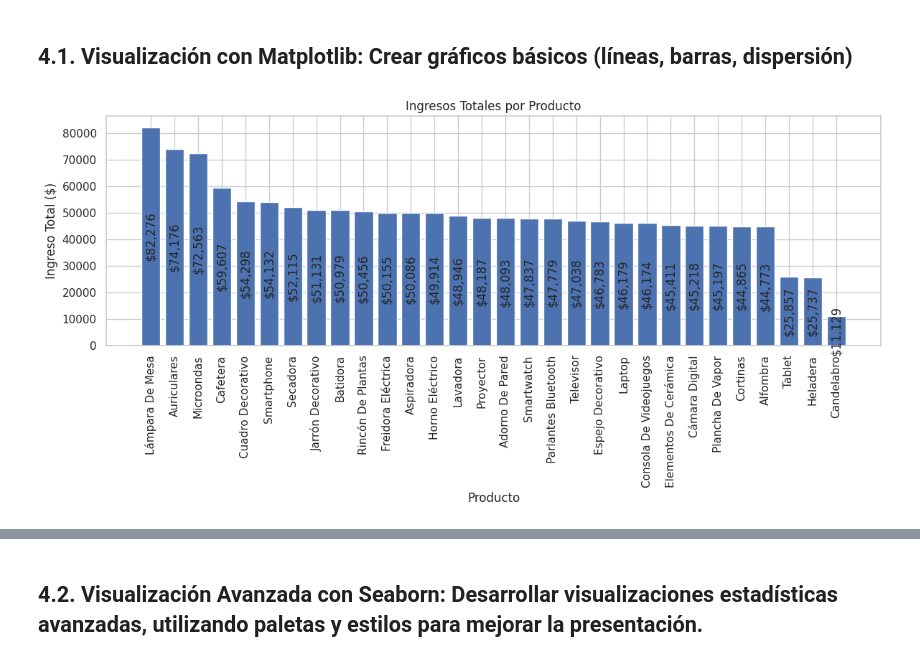
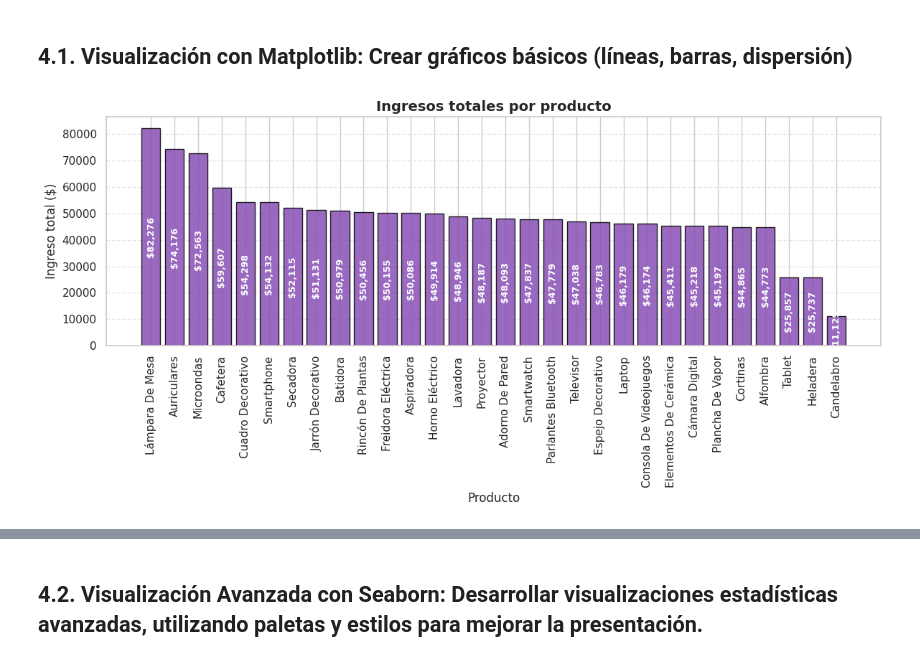
Before and after one commit to rominadelosangelesgalvan-creator/pre_entrega_romina_galvan_DAwPython, a Jupyter notebook: Entrega_final_romina_galvan.ipynb, the cells around one changed output, grey strips where cells are left out. Saved outputs shown, nothing was run; the diff lists cells and outputs as text; code cells hidden in the pictures.

```diff
--- a/Entrega_final_romina_galvan.ipynb
+++ b/Entrega_final_romina_galvan.ipynb
@@ -1099,32 +1182,55 @@ Interpretación: relación positiva débil a moderada.
 ## 4.1. Visualización con Matplotlib: Crear gráficos básicos (líneas, barras, dispersión)
 # %%
 # =========================================
-# 📊 Barras: ingresos por producto (Matplotlib, comentado línea por línea)
+# 📊  GRAFICO DE BARRA
 # =========================================
 
 import matplotlib.pyplot as plt  # importamos la librería de gráficos
 
-df = resumen_prod.copy()                                # copiamos para no modificar el original
-df_ordenado = df.sort_values('ingreso_total', ascending=False)  # ordenamos desc por ingreso
+df = resumen_prod.copy()
+df_ordenado = df.sort_values('ingreso_total', ascending=False)
 
-plt.figure(figsize=(12, 6))                             # tamaño del gráfico
-barras = plt.bar(df_ordenado['producto'], df_ordenado['ingreso_total'])  # dibujamos las barras
+plt.figure(figsize=(12, 6))
 
-plt.title('Ingresos Totales por Producto')              # título del gráfico
-plt.xlabel('Producto')                                  # etiqueta eje X
-plt.ylabel('Ingreso Total ($)')                         # etiqueta eje Y
-plt.xticks(rotation=90)                                  # rotamos etiquetas del eje X para legibilidad
+barras = plt.bar(
+    df_ordenado['producto'],
+    df_ordenado['ingreso_total'],
+    color=color_violeta,
+    edgecolor='black',
+    alpha=0.85
+)
 
-# Etiquetamos el valor dentro de cada barra (texto vertical)
+plt.title(
+    'Ingresos totales por producto',
+    fontsize=14,
+    weight='bold'
+)
+plt.xlabel('Producto', fontsize=12)
+plt.ylabel('Ingreso total ($)', fontsize=12)
+
+plt.xticks(rotation=90)
+plt.grid(axis='y', linestyle='--', alpha=0.5)
+
+# Etiquetas dentro de las barras
 for b in barras:
-    h = b.get_height()                                  # altura de la barra (valor)
-    x_c = b.get_x() + b.get_width()/2                   # centro horizontal de la barra
-    plt.text(x_c, h/2, f"${h:,.0f}", ha='center', va='center', rotation=90)  # texto dentro, vertical
+    h = b.get_height()
+    x_c = b.get_x() + b.get_width() / 2
+    plt.text(
+        x_c,
+        h * 0.5,
+        f"${h:,.0f}",
+        ha='center',
+        va='center',
+        rotation=90,
+        fontsize=9,
+        color='white',
+        weight='bold'
+    )
 
-plt.tight_layout()                                      # ajustar márgenes
-plt.show()                                              # mostrar gráfico
+plt.tight_layout()
+plt.show()
 # %% [output]
-[figure, old version]
+[figure, new version]
 # %%
 
 # =========================================
```
Also changed, not shown: parts of 11 cells of this notebook.
